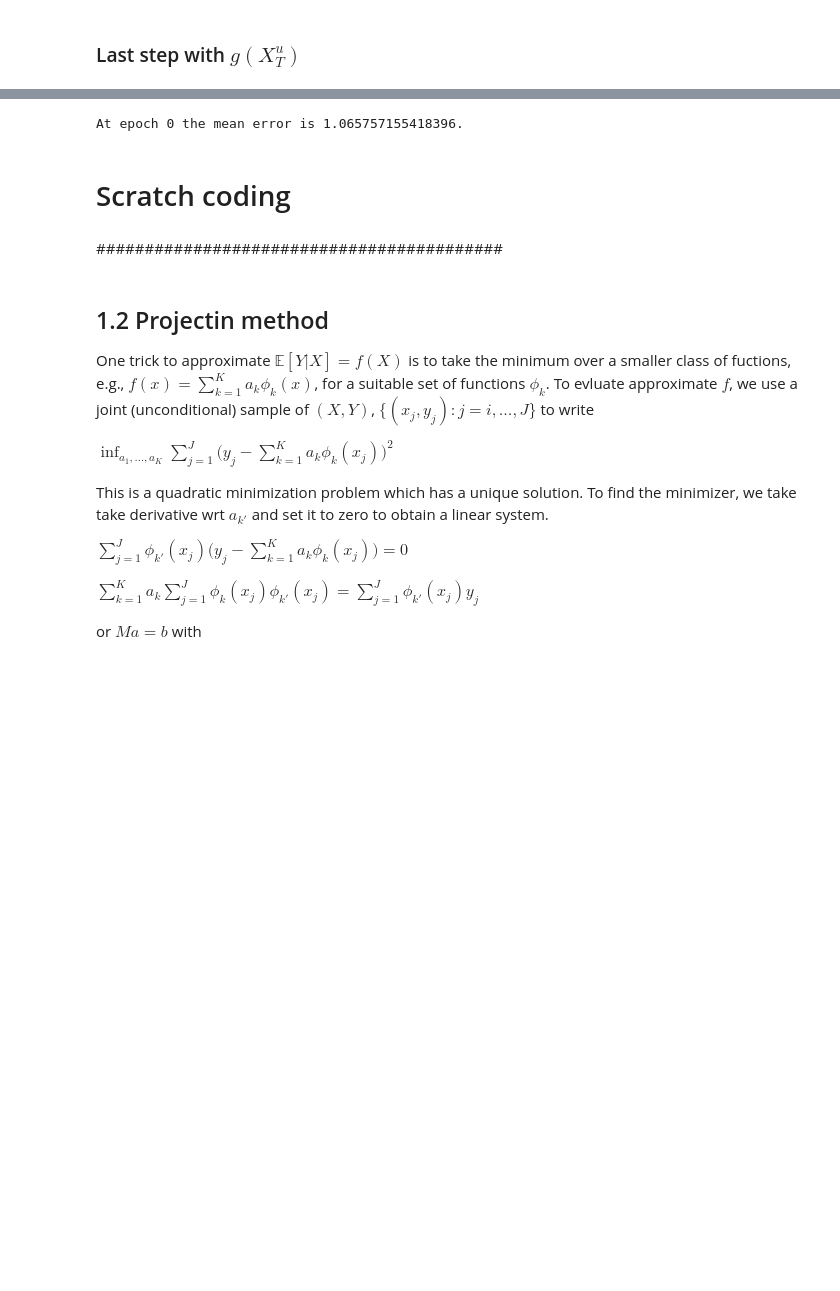
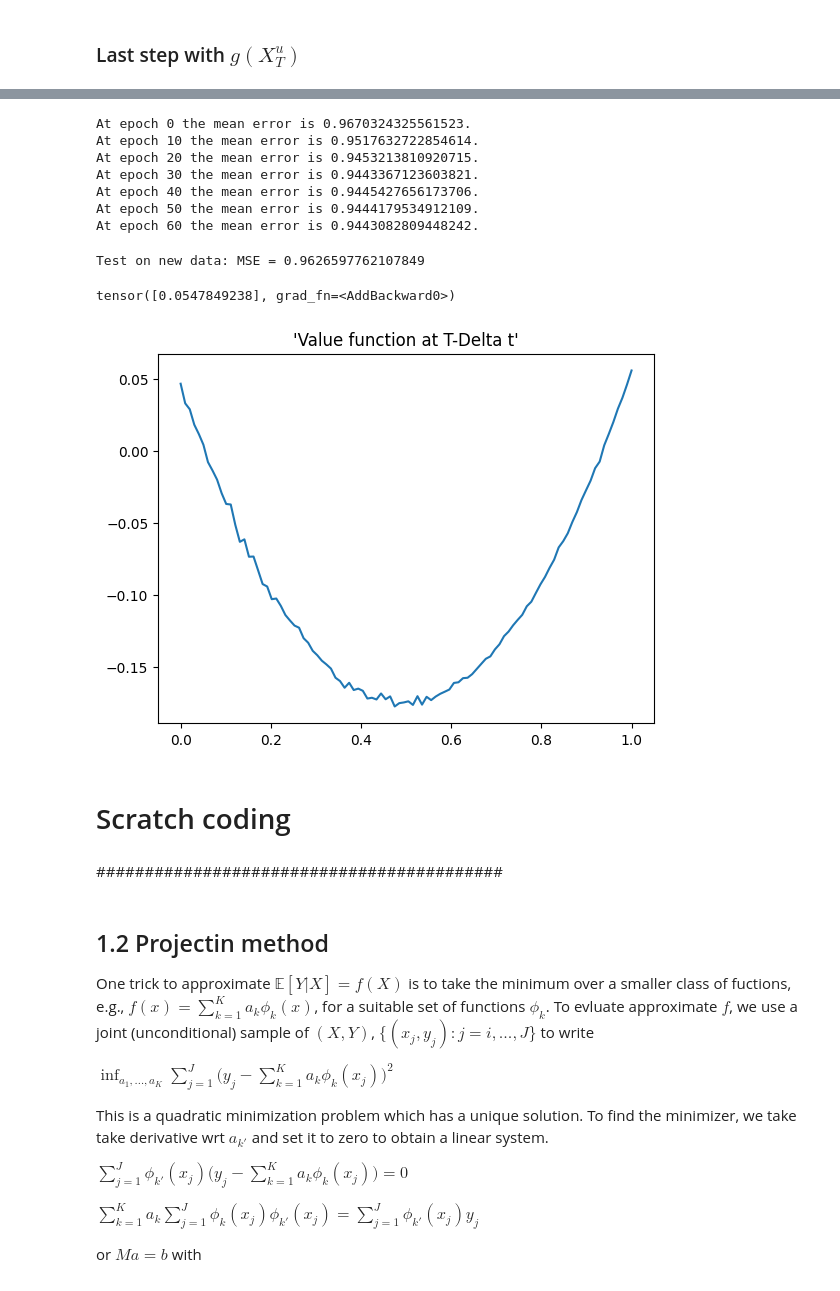
Before and after one commit to arashfahim/Stochastic_Control_FSU, a Jupyter notebook: Discrete_time_DPP.ipynb, the cells around one changed output, grey strips where cells are left out. Saved outputs shown, nothing was run; the diff lists cells and outputs as text; code cells hidden in the pictures; blank space fills up the shorter version.

```diff
--- a/Discrete_time_DPP.ipynb
+++ b/Discrete_time_DPP.ipynb
@@ -258,9 +275,10 @@ tensor([[ 0.3130483031],
 # %%
+num_epochs = 100
 optimizer1 = optim.Adam(modelu.parameters(), lr)
 L_ = torch.Tensor([-2.0])
 loss = torch.Tensor([2.0])
 epoch=0
-while (torch.abs(L_-loss)>1e-4) & (epoch <= num_epochs):# epoch in range(num_epochs):
+while (torch.abs(L_-loss)>1e-6) & (epoch <= num_epochs):# epoch in range(num_epochs):
   optimizer1.zero_grad()
   loss=torch.mean(c.cost(X,modelu(X))+ g.cost(update(X,modelu(X))))#
   loss.backward()
@@ -268,11 +286,46 @@ while (torch.abs(L_-loss)>1e-4) & (epoch <= num_epochs):# epoch in range(num_epo
   loss_epoch[epoch] = loss
   if epoch>0:
     L_ = loss_epoch[epoch-1]
-  if (epoch % 100==0):
+  if (epoch % 10==0):
     print("At epoch {} the mean error is {}.".format(epoch,loss.detach()))
   epoch += 1
 # %% [output]
-At epoch 0 the mean error is 1.065757155418396.
+At epoch 0 the mean error is 0.9670324325561523.
+At epoch 10 the mean error is 0.9517632722854614.
+At epoch 20 the mean error is 0.9453213810920715.
+At epoch 30 the mean error is 0.9443367123603821.
+At epoch 40 the mean error is 0.9445427656173706.
+At epoch 50 the mean error is 0.9444179534912109.
+At epoch 60 the mean error is 0.9443082809448242.
+# %%
+Z = torch.normal(0., 1., size=(M,1))
+torch.set_printoptions(precision=10)
+print("Test on new data: MSE = {}".format(torch.mean(c.cost(Z,modelu(Z))+ g.cost(update(Z,modelu(Z))))))
+# %% [output]
+Test on new data: MSE = 0.9626597762107849
+# %%
+def test_update(x,u):
+  return x + (-x+u)*Dt + torch.sqrt(Dt)*torch.normal(0., 1., size=(M,1))
+def V(x, u):
+  return c.cost(x,u)+torch.mean(g.cost(test_update(x,u)))#c.cost(x,u)+torch.mean(g.cost(test_update(x,u))),
+# %%
+x = torch.Tensor([1.0])
+V(x,modelu(x))
+# %% [output]
+tensor([0.0547849238], grad_fn=<AddBackward0>)
+# %%
+xx = torch.linspace(0.0,1.0,100)
+yy = []
+for x in xx:
+  x = x.unsqueeze(0)
+  yy.append(V(x.unsqueeze(1),modelu(x.unsqueeze(1))).squeeze(1).squeeze(0).detach().numpy())
+# yy
+plt.plot(xx.detach().numpy(),yy);
+plt.title("'Value function at T-Delta t'");
+# plt.legend();
+plt.savefig(path+'test for value'+stamp+'.png');
+# %% [output]
+[figure, added]
 # %% [markdown]
 # Scratch coding
 # %% [markdown]
```
Also changed, not shown: parts of 12 cells of this notebook.
